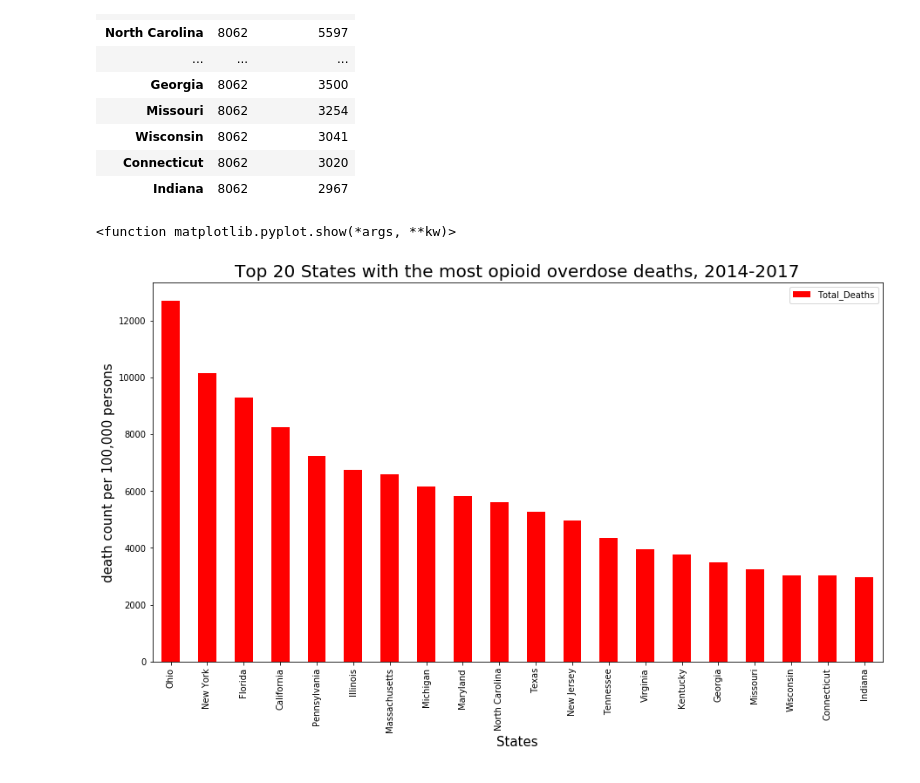
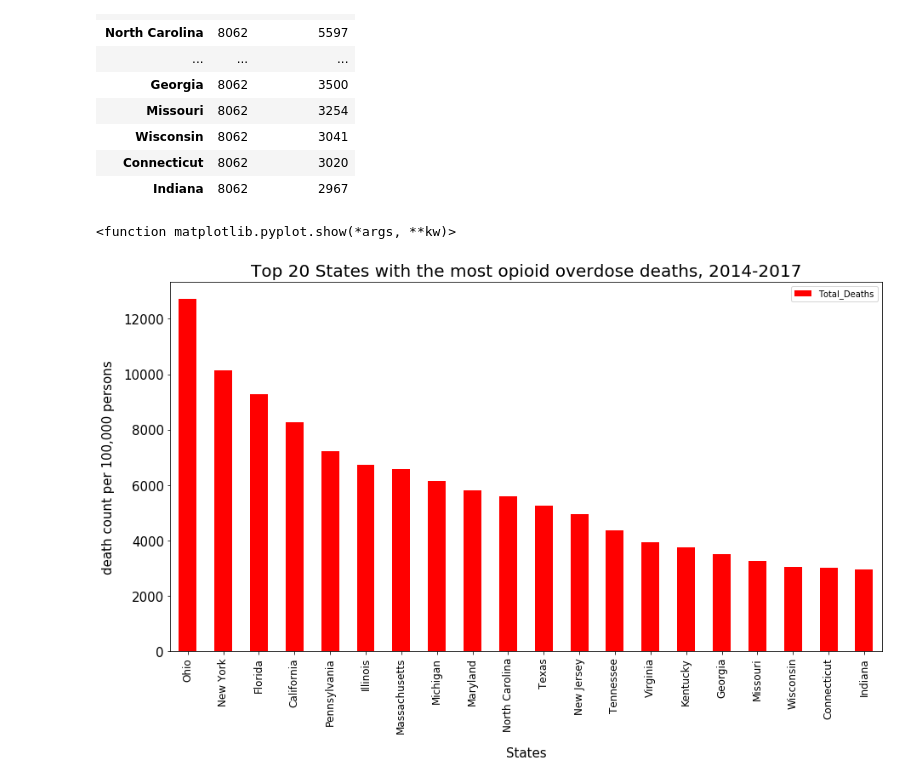
Before and after one commit to Terrymain2019/Drug_Overdose_Deaths, a Jupyter notebook: Opioid_Epidemic.ipynb, the cells around one changed output. Cells and saved outputs as stored; diff of their text form; code cells hidden in the pictures.

```diff
--- a/Opioid_Epidemic.ipynb
+++ b/Opioid_Epidemic.ipynb
@@ -153,10 +160,13 @@ top20
 # %%
 top20.plot(y="Total_Deaths", kind='bar', figsize=(15,8), color='red')
 
-plt.xlabel('States', fontsize=15)
-plt.ylabel('death count per 100,000 persons', fontsize=15)
+plt.xlabel('States', fontsize=15, labelpad=16)
+plt.ylabel('death count per 100,000 persons', fontsize=15, labelpad=10)
 plt.title('Top 20 States with the most opioid overdose deaths, 2014-2017', fontsize=20)
+plt.xticks(size = 12)
+plt.yticks(size = 15)
+#plt.savefig("top_states")
 plt.show
 # %% [output]
 <function matplotlib.pyplot.show(*args, **kw)>
-[figure, old version]
+[figure, new version]
```
Also changed, not shown: parts of 7 cells of this notebook.
